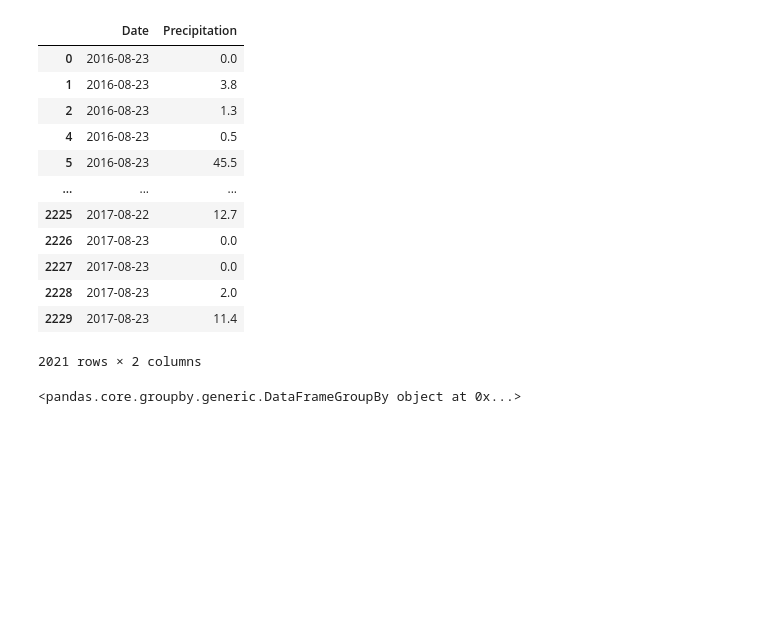
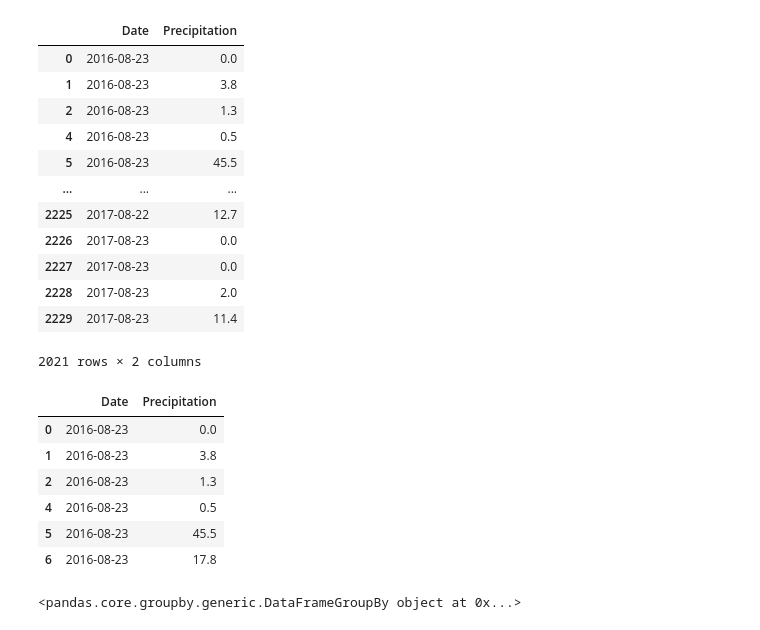
Before and after one commit to SandraBotica/sqlalchemy-challenge, a Jupyter notebook: SurfsUp/climate_starter.ipynb, the cells around one changed output. Saved outputs shown, nothing was run; the diff lists cells and outputs as text; code cells hidden in the pictures; blank space fills up the shorter version.

```diff
--- a/SurfsUp/climate_starter.ipynb
+++ b/SurfsUp/climate_starter.ipynb
@@ -143,6 +149,17 @@ prcp_rows_nonull_df
 | 2228 | 2017-08-23 | 2.0 |
 | 2229 | 2017-08-23 | 11.4 |
 2021 rows × 2 columns
+# %%
+prcp_one_date_df = prcp_rows_nonull_df.loc[prcp_rows_nonull_df["Date"] == "2016-08-23", :]
+prcp_one_date_df
+# %% [output]
+|  | Date | Precipitation |
+| 0 | 2016-08-23 | 0.0 |
+| 1 | 2016-08-23 | 3.8 |
+| 2 | 2016-08-23 | 1.3 |
+| 4 | 2016-08-23 | 0.5 |
+| 5 | 2016-08-23 | 45.5 |
+| 6 | 2016-08-23 | 17.8 |
 # %%
 prcp_rows_nonull_dategroup_df = prcp_rows_nonull_df.groupby(["Date"])
 prcp_rows_nonull_dategroup_df
```
Also changed, not shown: parts of 16 cells of this notebook, 1 other file.
